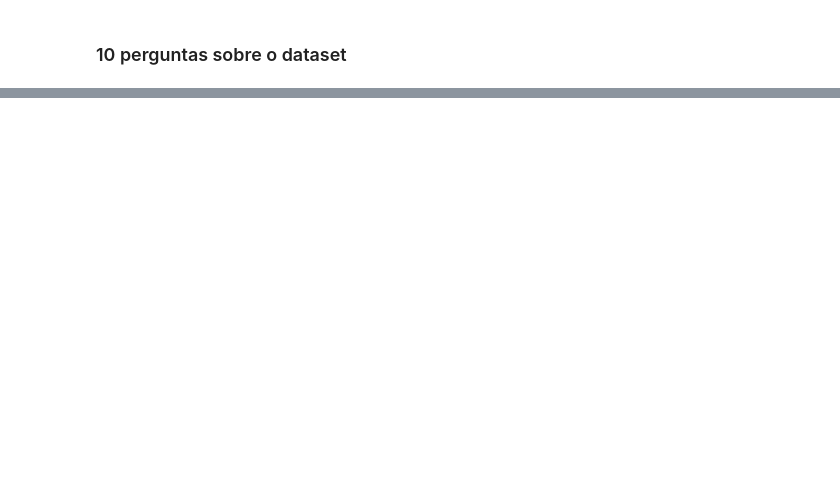
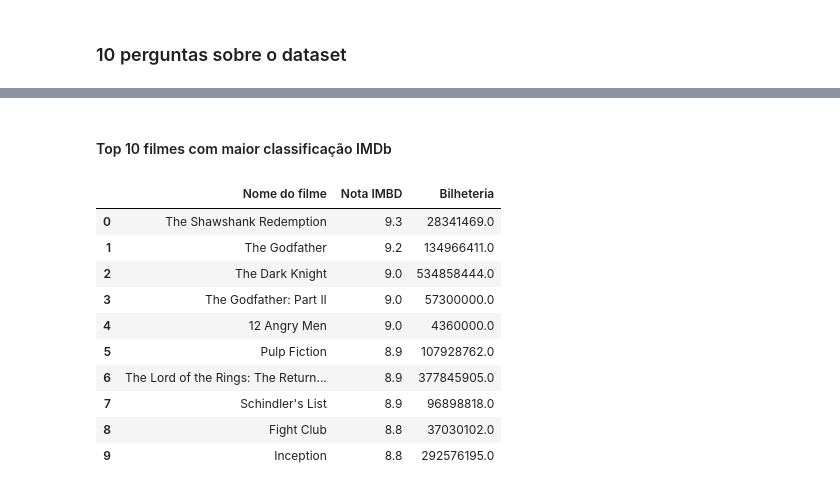
Before and after one commit to LauraBusCam/IMDb-movies-series, a Jupyter notebook: src/main.ipynb, the cells around one changed output, grey strips where cells are left out. Drawn from its saved outputs; the diff is of its cells as text; code cells hidden in the pictures; blank space fills up the shorter version.

```diff
--- a/src/main.ipynb
+++ b/src/main.ipynb
@@ -197,0 +356,26 @@ Algumas ideis de perguntas que eu tive:
+# %% [markdown]
+#### Top 10 filmes com maior classificação IMDb
+# %%
+query = """
+SELECT
+    nm_filme AS "Nome do filme",
+    classificacao_imdb AS "Nota IMBD",
+    bilheteria AS "Bilheteria"
+FROM projeto_ada.imdb
+ORDER BY classificacao_imdb DESC
+LIMIT 10
+"""
+
+pd.read_sql_query(query, con = conn)
+# %% [output]
+|  | Nome do filme | Nota IMBD | Bilheteria |
+| 0 | The Shawshank Redemption | 9.3 | 28341469.0 |
+| 1 | The Godfather | 9.2 | 134966411.0 |
+| 2 | The Dark Knight | 9.0 | 534858444.0 |
+| 3 | The Godfather: Part II | 9.0 | 57300000.0 |
+| 4 | 12 Angry Men | 9.0 | 4360000.0 |
+| 5 | Pulp Fiction | 8.9 | 107928762.0 |
+| 6 | The Lord of the Rings: The Return... | 8.9 | 377845905.0 |
+| 7 | Schindler's List | 8.9 | 96898818.0 |
+| 8 | Fight Club | 8.8 | 37030102.0 |
+| 9 | Inception | 8.8 | 292576195.0 |
```
Also changed, not shown: parts of 40 cells of this notebook.
